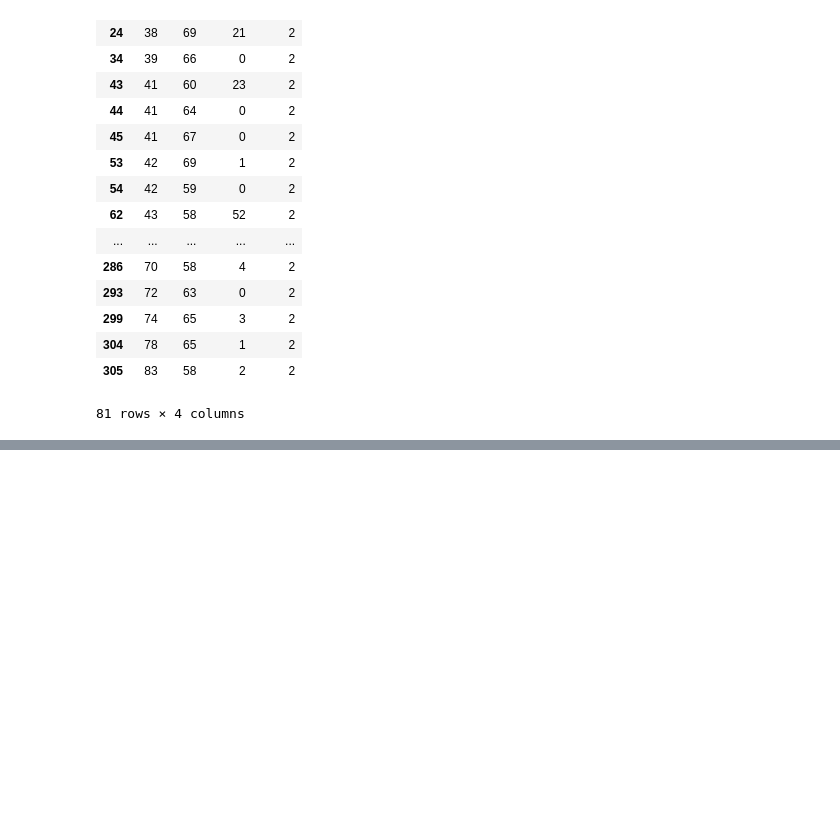
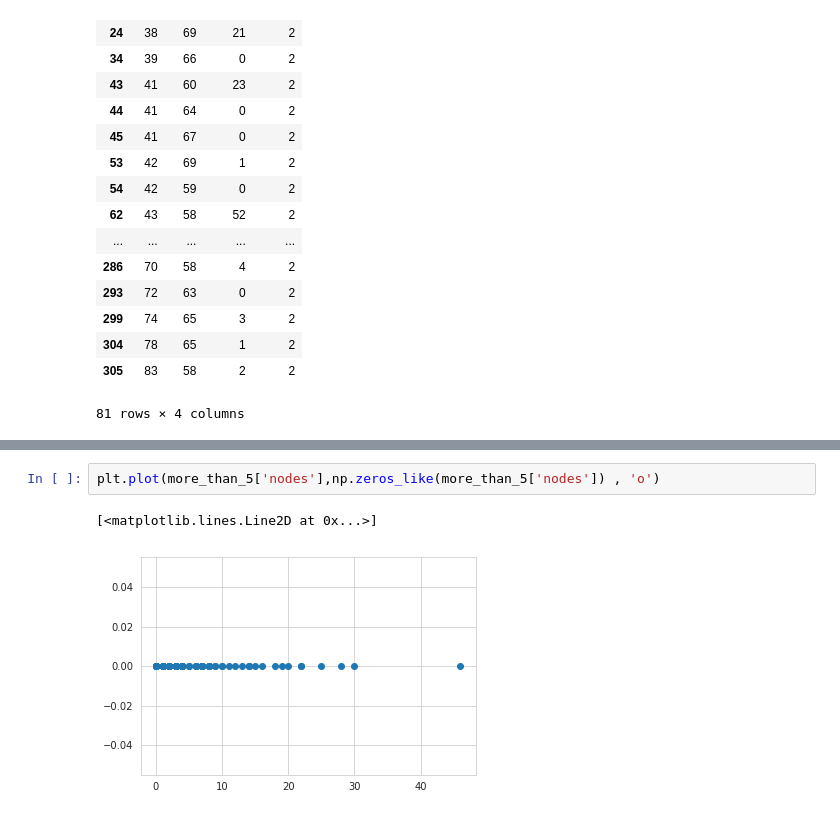
Before and after one commit to TheMLEngineer/Machine-Learning-Assignments, a Jupyter notebook: EDA.ipynb, the cells around one changed output, grey strips where cells are left out. Cells and saved outputs as stored; diff of their text form; blank space fills up the shorter version.

```diff
--- a/EDA.ipynb
+++ b/EDA.ipynb
@@ -218,0 +236,5 @@ less_than_5
+# %%
+plt.plot(more_than_5['nodes'],np.zeros_like(more_than_5['nodes']) , 'o')
+# %% [output]
+[<matplotlib.lines.Line2D at 0x...>]
+[figure, added]
```
Also changed, not shown: parts of 11 cells of this notebook.
